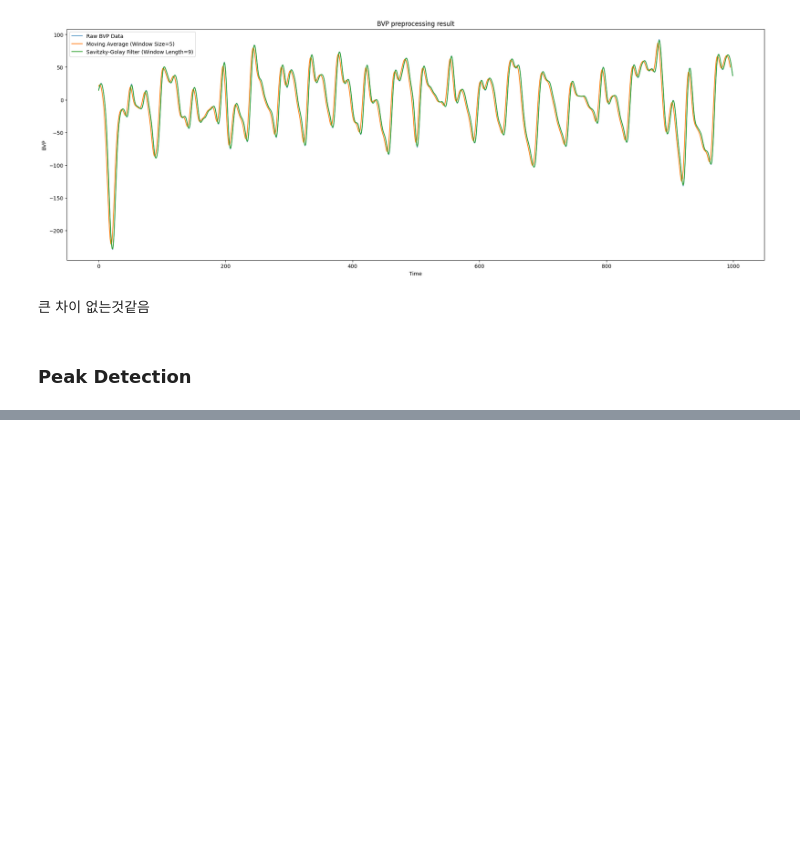
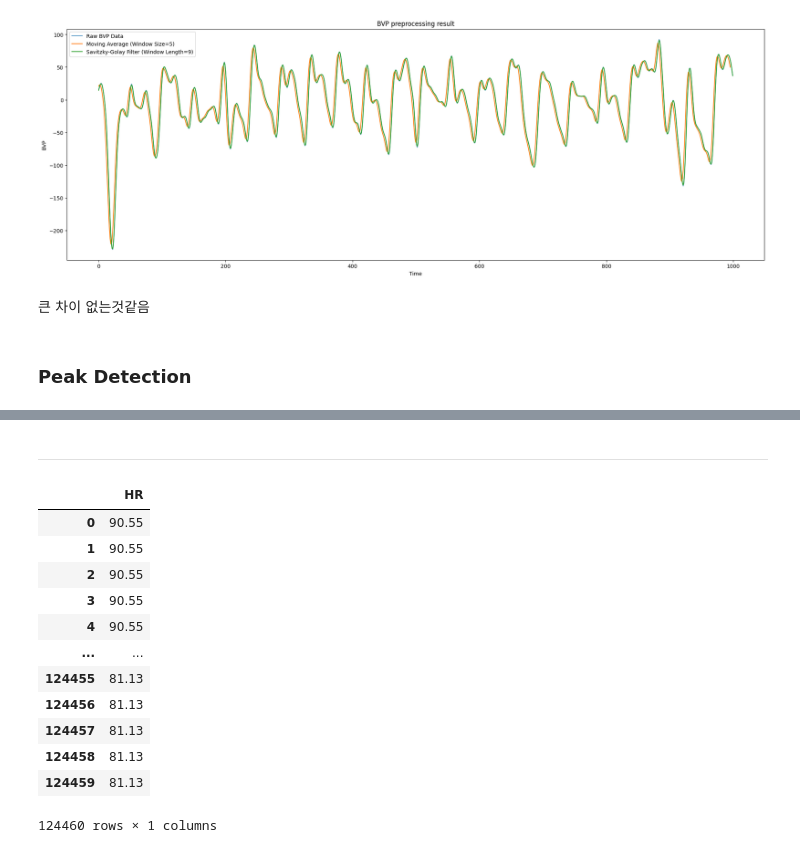
Before and after one commit to aytekin827/TIL, a Jupyter notebook: BVP_to_BPM.ipynb, the cells around one changed output, grey strips where cells are left out. Saved outputs shown, nothing was run; the diff lists cells and outputs as text; code cells hidden in the pictures; blank space fills up the shorter version.

```diff
--- a/BVP_to_BPM.ipynb
+++ b/BVP_to_BPM.ipynb
@@ -131,0 +147,19 @@ plt.show()
+# %% [markdown]
+---
+# %%
+heart_rate = pd.read_csv('/content/drive/MyDrive/rPPG/toadstool/participant_0/participant_0_sensor/HR.csv', names=['HR'], header=None)
+heart_rate
+# %% [output]
+|  | HR |
+| 0 | 90.55 |
+| 1 | 90.55 |
+| 2 | 90.55 |
+| 3 | 90.55 |
+| 4 | 90.55 |
+| ... | ... |
+| 124455 | 81.13 |
+| 124456 | 81.13 |
+| 124457 | 81.13 |
+| 124458 | 81.13 |
+| 124459 | 81.13 |
+124460 rows × 1 columns
```
Also changed, not shown: parts of 5 cells of this notebook.
